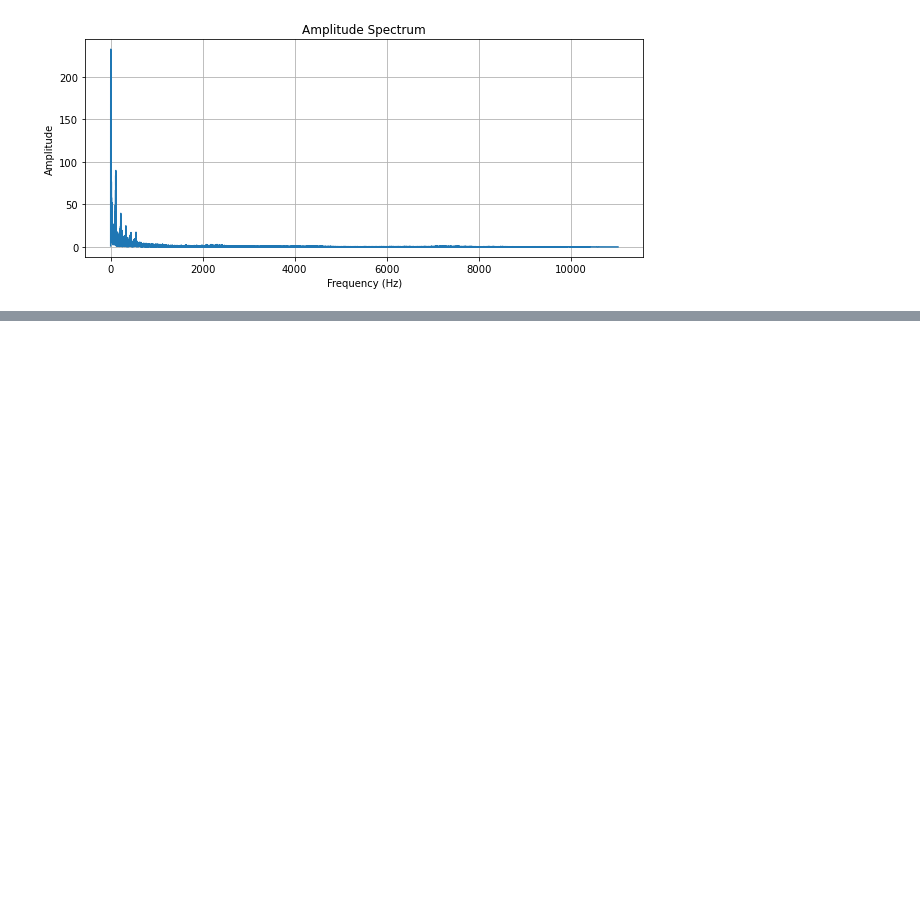
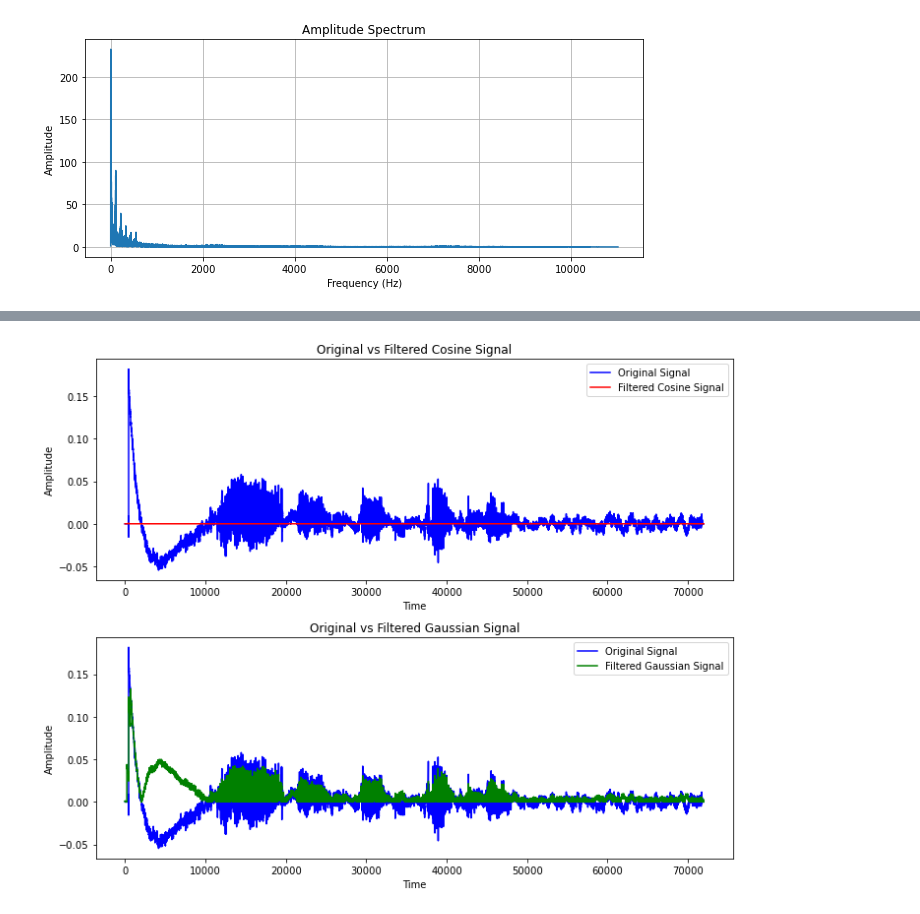
Before and after one commit to uday852963/AI--in-speech-processing, a Jupyter notebook: LAB5_21005_AI.ipynb, the cells around one changed output, grey strips where cells are left out. Drawn from its saved outputs; the diff is of its cells as text; code cells hidden in the pictures; blank space fills up the shorter version.

```diff
--- a/LAB5_21005_AI.ipynb
+++ b/LAB5_21005_AI.ipynb
@@ -97,3 +98,60 @@ filtered_high = filter_and_play_plot("highpass", cutoff_freqs=(3000,))
 [interactive output not drawn]
 [figure]
 [interactive output not drawn]
+# %%
+import numpy as np
+import librosa
+import matplotlib.pyplot as plt
+
+
+y, sr = librosa.load("AIspeech.wav")
+
+
+Y = np.fft.fft(y)
+
+
+freq_axis = np.fft.fftfreq(len(Y), 1/sr)
+
+
+def cosine_filter(freqs, center_freq, bandwidth):
+    return np.exp(-0.5 * ((freqs - center_freq) / bandwidth) ** 2)
+
+def gaussian_filter(freqs, center_freq, std_dev):
+    return np.cos(np.pi * (freqs - center_freq) / (2 * std_dev)) ** 2
+
+center_freq = 9000
+bandwidth = 100
+std_dev = 50
+
+cosine_mask = cosine_filter(freq_axis, center_freq, bandwidth)
+gaussian_mask = gaussian_filter(freq_axis, center_freq, std_dev)
+
+filtered_cosine = Y * cosine_mask
+filtered_gaussian = Y * gaussian_mask
+
+y_cosine = np.fft.ifft(filtered_cosine)
+y_gaussian = np.fft.ifft(filtered_gaussian)
+
+
+plt.figure(figsize=(10, 8))
+
+plt.subplot(2, 1, 1)
+plt.plot(y, label='Original Signal', color='b')
+plt.plot(np.abs(y_cosine), label='Filtered Cosine Signal', color='r')
+plt.title('Original vs Filtered Cosine Signal')
+plt.xlabel('Time')
+plt.ylabel('Amplitude')
+plt.legend()
+
+plt.subplot(2, 1, 2)
+plt.plot(y, label='Original Signal', color='b')
+plt.plot(np.abs(y_gaussian), label='Filtered Gaussian Signal', color='g')
+plt.title('Original vs Filtered Gaussian Signal')
+plt.xlabel('Time')
+plt.ylabel('Amplitude')
+plt.legend()
+
+plt.tight_layout()
+plt.show()
+# %% [output]
+[figure, added]
```
Also changed, not shown: parts of 2 cells of this notebook.
